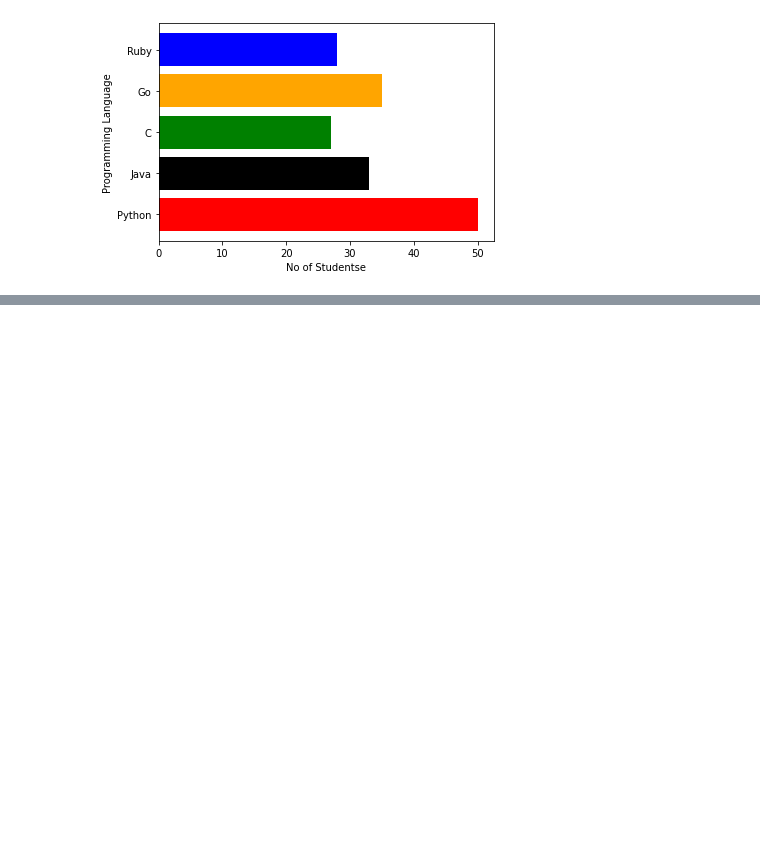
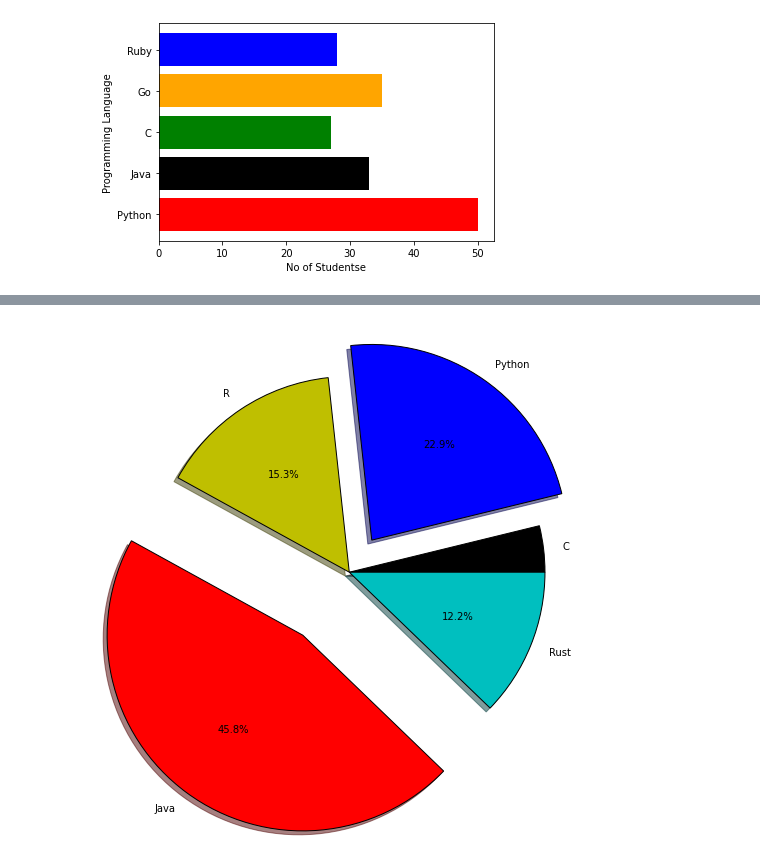
Before and after one commit to mavrick08/AWP-Dec2022, a Jupyter notebook: Matplotlib.ipynb, the cells around one changed output, grey strips where cells are left out. Cells and saved outputs as stored; diff of their text form; code cells hidden in the pictures; blank space fills up the shorter version.

```diff
--- a/Matplotlib.ipynb
+++ b/Matplotlib.ipynb
@@ -178,0 +218,8 @@ Text(0, 0.5, 'Programming Language')
+# %%
+myexplode = [0,0.2,0,0.4,0]
+plt.figure(figsize=(10,9))
+plt.pie(users,labels=languages,autopct='%1.1f%%',shadow=True,colors=['k','b','y','r','c'],radius=1,explode=myexplode,
+       wedgeprops={'edgecolor':'k'})
+plt.show()
+# %% [output]
+[figure, added]
```
Also changed, not shown: parts of 22 cells of this notebook.
